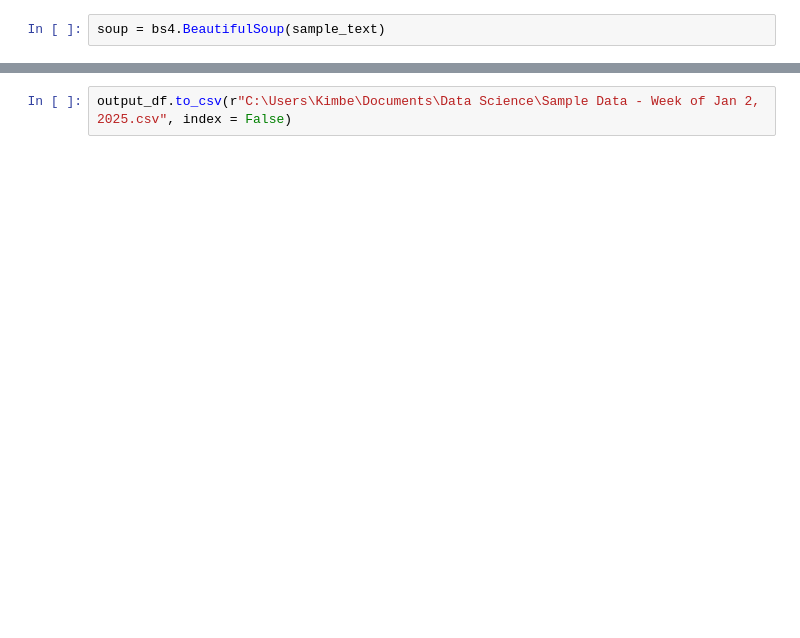
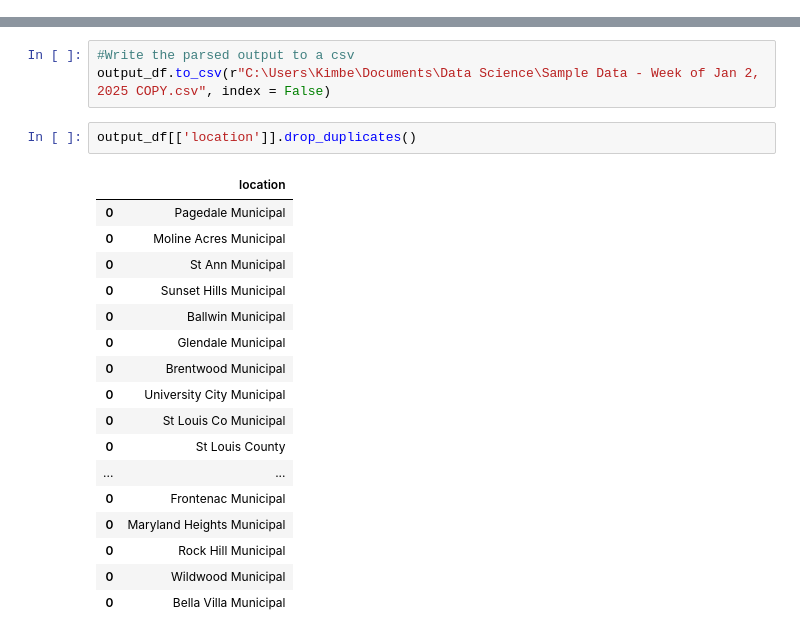
Before and after one commit to kim11235/stl_mo_county_judges_guide, a Jupyter notebook: STL_CNTY_MO_PARSE_CASE_DATA.ipynb, the cells around one changed output, grey strips where cells are left out. Drawn from its saved outputs; the diff is of its cells as text; blank space fills up the shorter version.

```diff
--- a/STL_CNTY_MO_PARSE_CASE_DATA.ipynb
+++ b/STL_CNTY_MO_PARSE_CASE_DATA.ipynb
@@ -10,3 +22 @@ sample_text = '[<td class="sorting_1" tabindex="0"> </td>, <td>12/22/2024</td>,
-# %%
-soup = bs4.BeautifulSoup(sample_text)
 # %%
@@ -56,2 +70,23 @@ Skipping row
 # %%
-output_df.to_csv(r"C:\Users\Kimbe\Documents\Data Science\Sample Data - Week of Jan 2, 2025.csv", index = False)
+#Write the parsed output to a csv
+output_df.to_csv(r"C:\Users\Kimbe\Documents\Data Science\Sample Data - Week of Jan 2, 2025 COPY.csv", index = False)
+# %%
+output_df[['location']].drop_duplicates()
+# %% [output]
+|  | location |
+| 0 | Pagedale Municipal |
+| 0 | Moline Acres Municipal |
+| 0 | St Ann Municipal |
+| 0 | Sunset Hills Municipal |
+| 0 | Ballwin Municipal |
+| 0 | Glendale Municipal |
+| 0 | Brentwood Municipal |
+| 0 | University City Municipal |
+| 0 | St Louis Co Municipal |
+| 0 | St Louis County |
+| ... | ... |
+| 0 | Frontenac Municipal |
+| 0 | Maryland Heights Municipal |
+| 0 | Rock Hill Municipal |
+| 0 | Wildwood Municipal |
+| 0 | Bella Villa Municipal |
```
Also changed, not shown: parts of 6 cells of this notebook.
